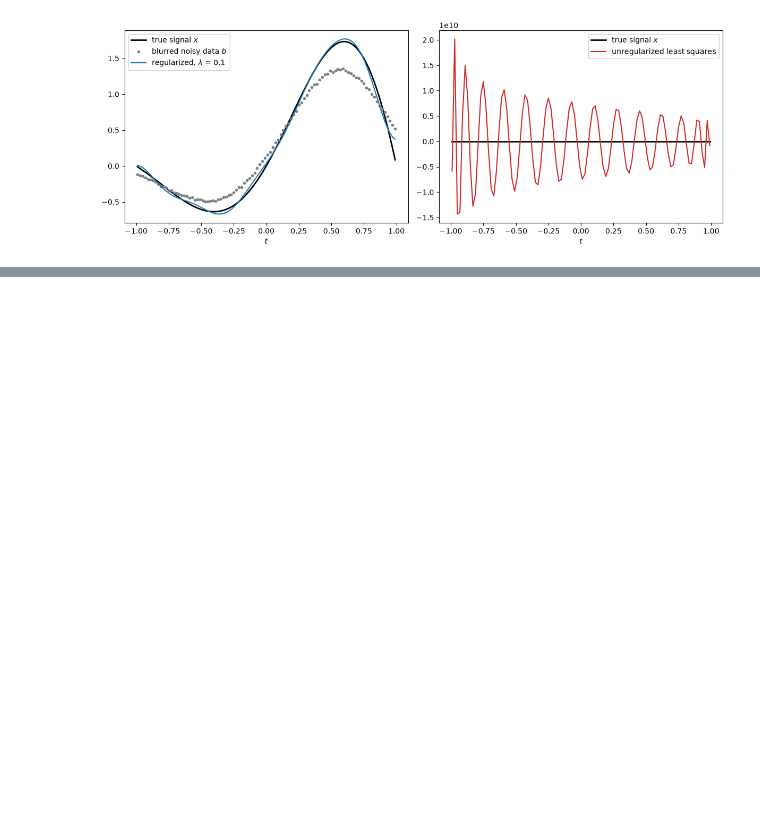
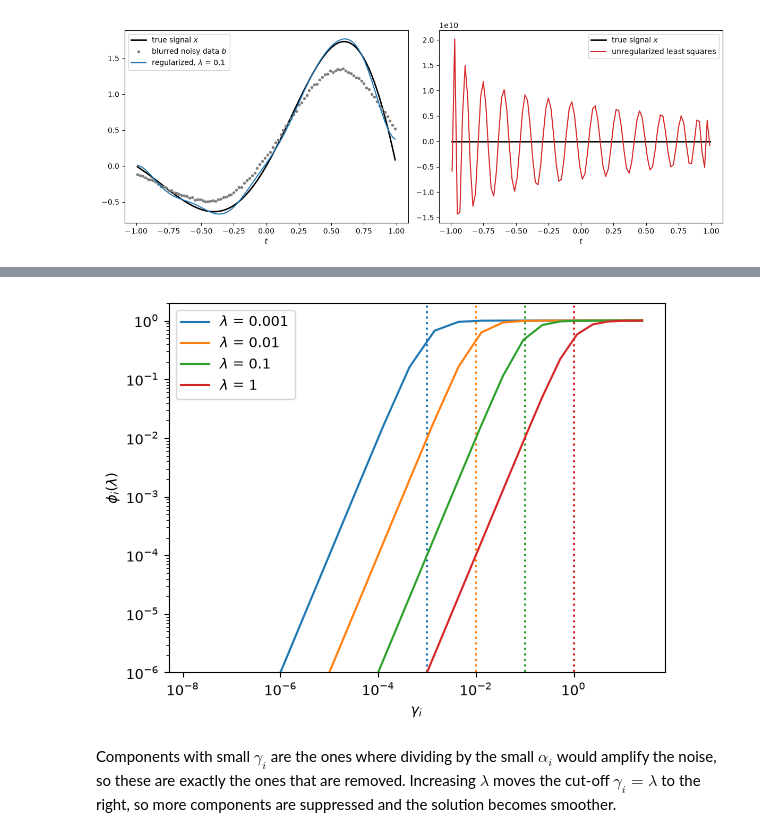
Before and after one commit to todrre/nla, a Jupyter notebook: task5.ipynb, the cells around one changed output, grey strips where cells are left out. Drawn from its saved outputs; the diff is of its cells as text; code cells hidden in the pictures; blank space fills up the shorter version.

```diff
--- a/task5.ipynb
+++ b/task5.ipynb
@@ -201,0 +210,21 @@ fig.savefig("assets/task5_1.svg")
+# %%
+# gamma_i is only defined where beta_i > 0, and needs alpha_i > 0 for a log axis
+mask = (alpha > 0) & (beta > 0)
+gamma = np.sort(alpha[mask] / beta[mask])
+
+for lam_i in [1e-3, 1e-2, 1e-1, 1]:
+    phi = gamma**2 / (gamma**2 + lam_i**2)
+    (line,) = plt.loglog(gamma, phi, label=f"$\\lambda$ = {lam_i:g}")
+    plt.axvline(lam_i, color=line.get_color(), ls=":")
+
+plt.xlabel("$\\gamma_i$")
+plt.ylabel("$\\phi_i(\\lambda)$")
+plt.ylim(1e-6, 2)
+plt.legend()
+plt.savefig("assets/task5_2.svg")
+plt.show()
+# %% [output]
+[figure, added]
+# %% [markdown]
+Components with small $\gamma_i$ are the ones where dividing by the small $\alpha_i$ would amplify the noise, so these are exactly the ones that are removed.
+Increasing $\lambda$ moves the cut-off $\gamma_i = \lambda$ to the right, so more components are suppressed and the solution becomes smoother.
```
Also changed, not shown: parts of 9 cells of this notebook, 6 other files.
